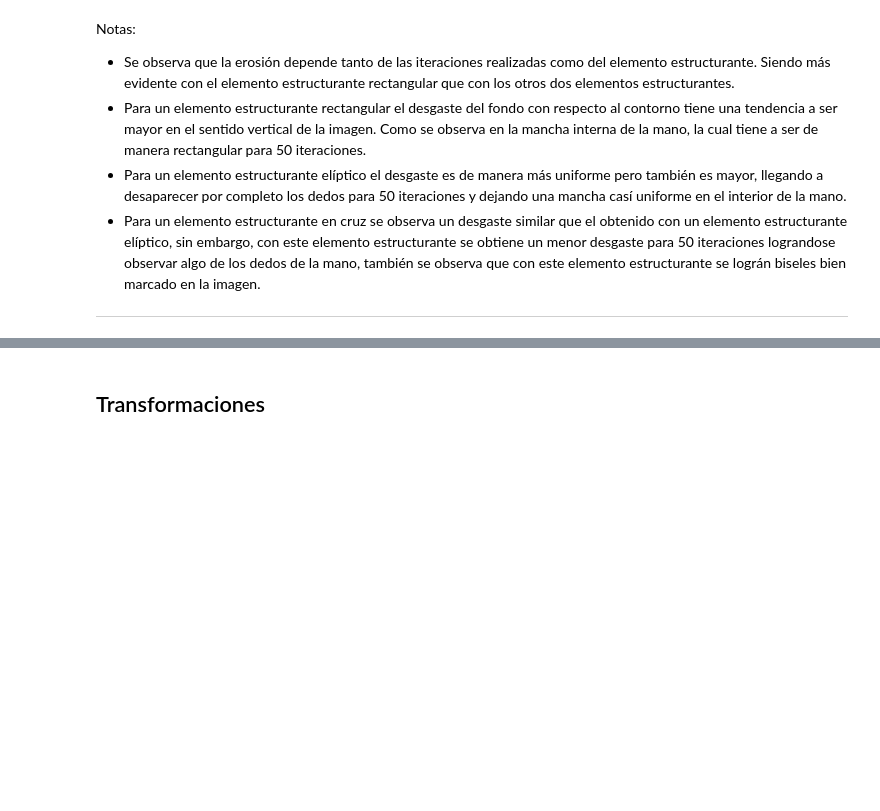
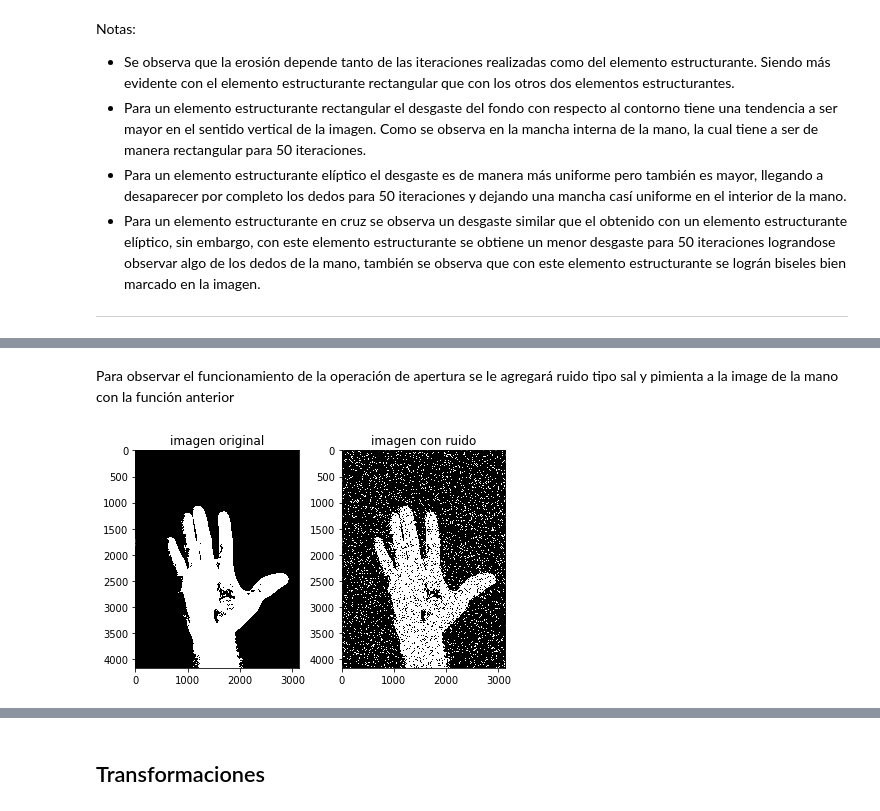
Before and after one commit to LeonardoMercado/TecIA, a Jupyter notebook: compartida de talleres/03 Taller 3 Operaciones Morfológicas/Taller 3 operaciones Morfológicas.ipynb, the cells around one changed output, grey strips where cells are left out. Saved outputs shown, nothing was run; the diff lists cells and outputs as text; code cells hidden in the pictures; blank space fills up the shorter version.

```diff
--- a/compartida de talleres/03 Taller 3 Operaciones Morfológicas/Taller 3 operaciones Morfológicas.ipynb
+++ b/compartida de talleres/03 Taller 3 Operaciones Morfológicas/Taller 3 operaciones Morfológicas.ipynb
@@ -287,0 +295,27 @@ Notas:
+# %%
+import random
+def sp_noise(image,prob):
+       output = np.zeros(image.shape,np.uint16)
+       thres = 1 - prob
+       for i in range(image.shape[0]):
+           for j in range(image.shape[1]):
+               rdn = random.random()
+               if rdn < prob:
+                   output[i][j] = 0
+               elif rdn > thres:
+                   output[i][j] = 255
+               else:
+                   output[i][j] = image[i][j]
+       return output
+# %% [markdown]
+Para observar el funcionamiento de la operación de apertura se le agregará ruido tipo sal y pimienta a la image de la mano con la función anterior
+# %%
+img_noise = sp_noise(img_2_bin,0.1)
+
+plt.figure(1)
+plt.subplot(1,2,1), plt.imshow(img_2_bin,cmap='gray'),plt.title('imagen original')
+plt.subplot(1,2,2), plt.imshow(img_noise,cmap='gray'),plt.title('imagen con ruido')
+plt.subplots_adjust(right=1)
+plt.show()
+# %% [output]
+[figure, added]
```
Also changed, not shown: parts of 19 cells of this notebook.
